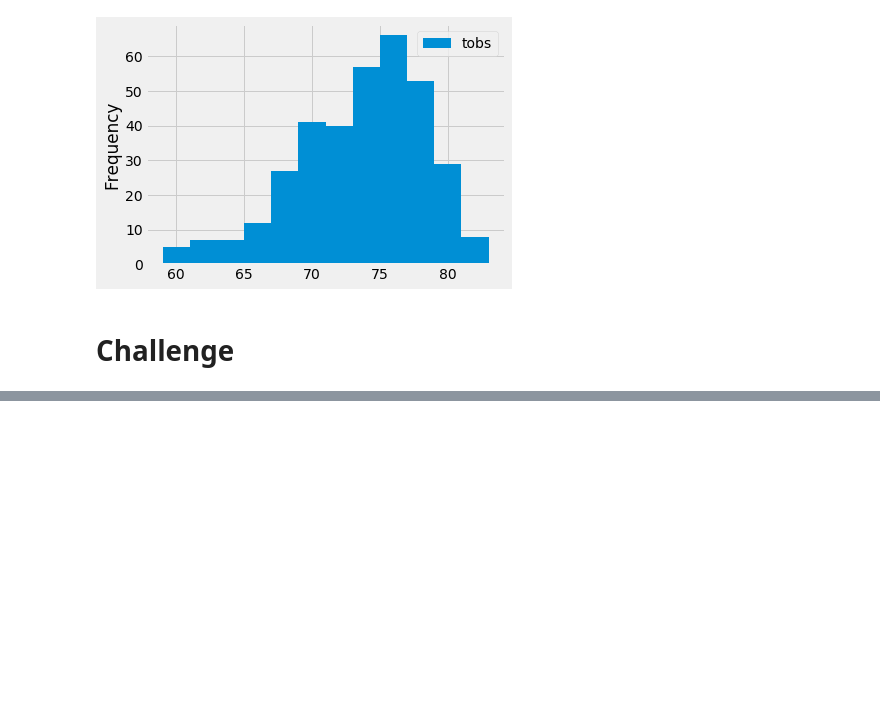
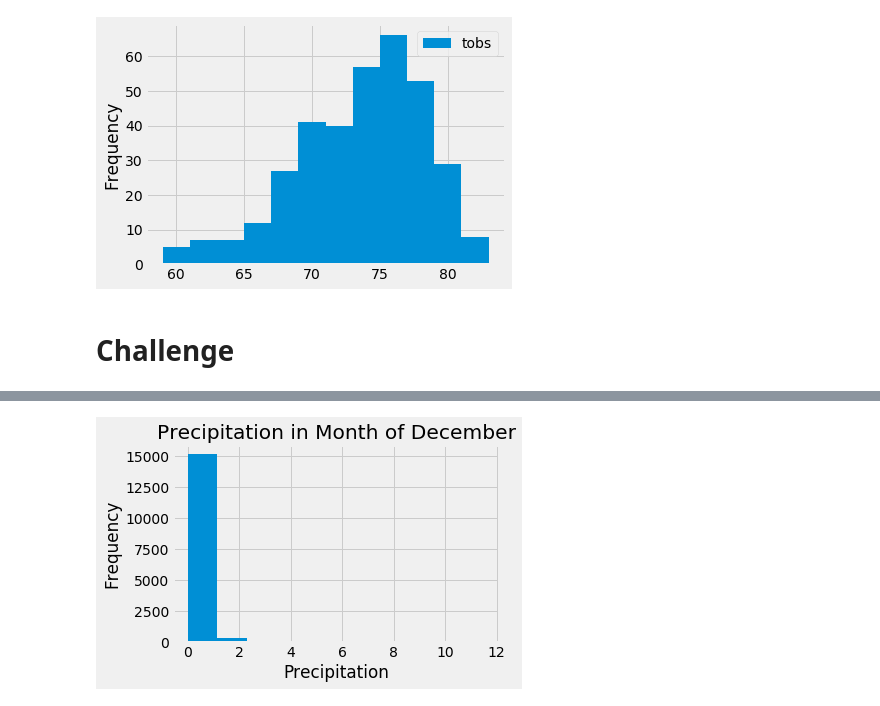
Before and after one commit to hkyopreston/surfs_up, a Jupyter notebook: climate_analysis.ipynb, the cells around one changed output, grey strips where cells are left out. Saved outputs shown, nothing was run; the diff lists cells and outputs as text; code cells hidden in the pictures; blank space fills up the shorter version.

```diff
--- a/climate_analysis.ipynb
+++ b/climate_analysis.ipynb
@@ -191,0 +324,7 @@ plt.tight_layout()
+# %%
+dec_df['prec'].plot.hist()
+plt.xlabel('Precipitation')
+plt.title('Precipitation in Month of December')
+plt.tight_layout()
+# %% [output]
+[figure, added]
```
Also changed, not shown: parts of 11 cells of this notebook.
